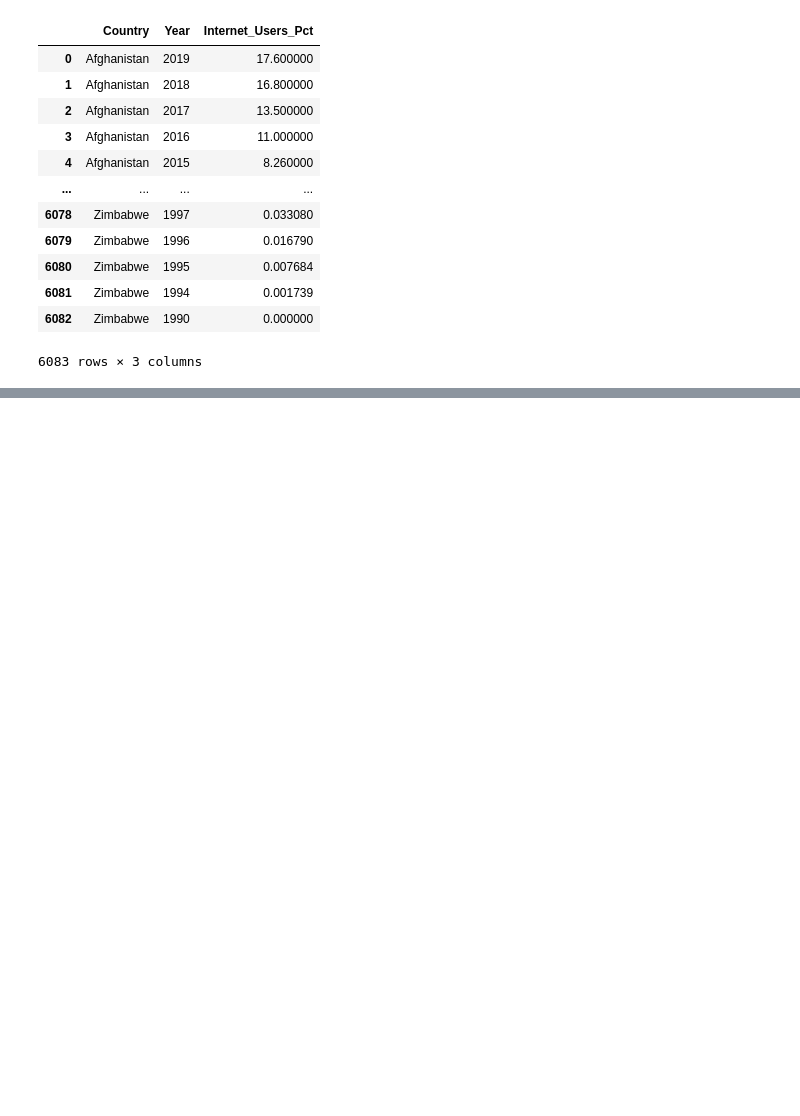
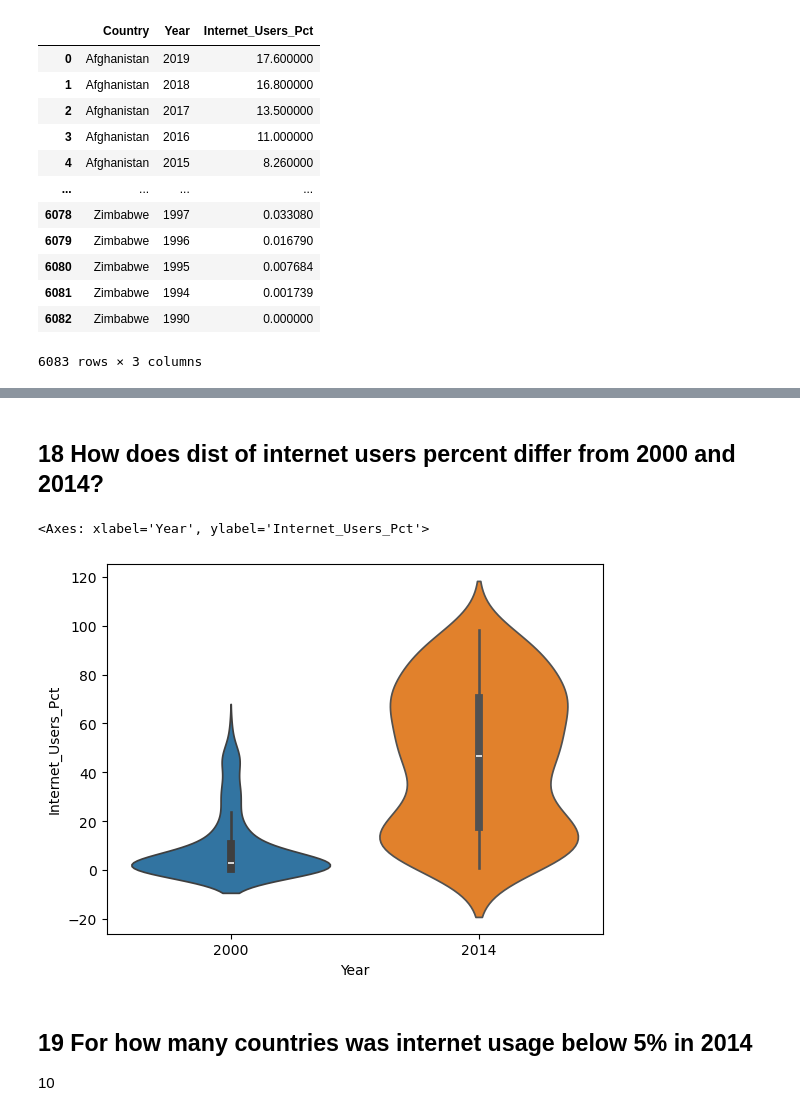
Before and after one commit to NSS-Full-Time-Data-Analytics-16/un-project-JLRoselle, a Jupyter notebook: notebooks/UN_Project.ipynb, the cells around one changed output, grey strips where cells are left out. Saved outputs shown, nothing was run; the diff lists cells and outputs as text; code cells hidden in the pictures; blank space fills up the shorter version.

```diff
--- a/notebooks/UN_Project.ipynb
+++ b/notebooks/UN_Project.ipynb
@@ -436,0 +530,15 @@ internet_df
+# %% [markdown]
+## 18 How does dist of internet users percent differ from 2000 and 2014?
+# %%
+dist2000 = internet_df.loc[internet_df.Year == 2000]
+# %%
+dist2014 = internet_df.loc[internet_df.Year == 2014]
+# %%
+sns.violinplot(x=dist2000['Year'], y=dist2000['Internet_Users_Pct'])
+sns.violinplot(x=dist2014['Year'], y=dist2014['Internet_Users_Pct'])
+# %% [output]
+<Axes: xlabel='Year', ylabel='Internet_Users_Pct'>
+[figure, added]
+# %% [markdown]
+## 19 For how many countries was internet usage below 5% in 2014
+10
```
Also changed, not shown: parts of 35 cells of this notebook.
